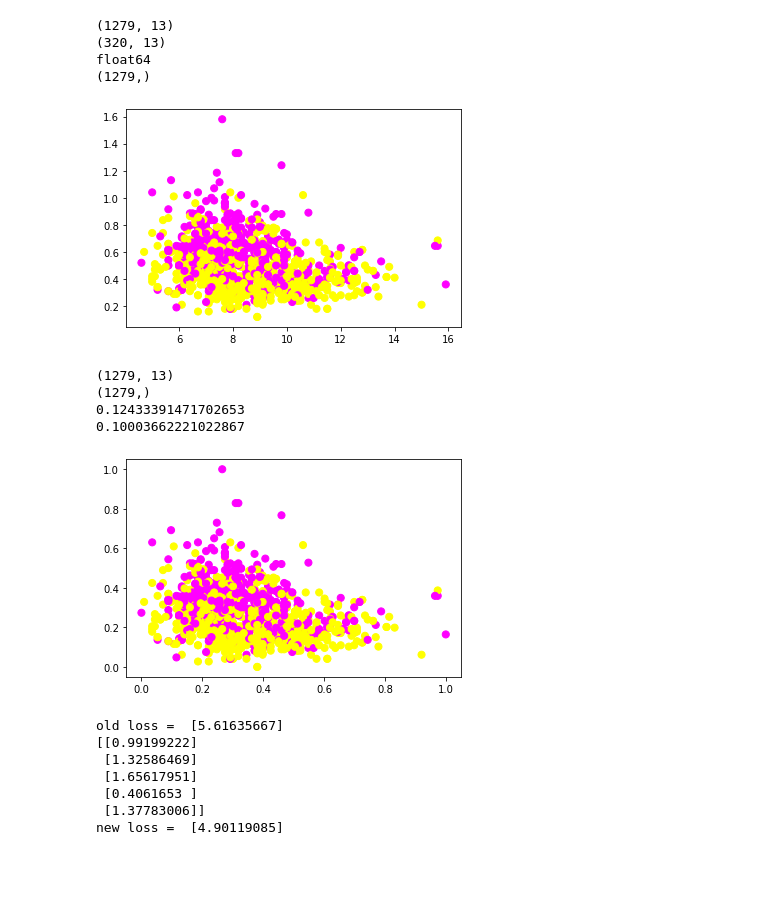
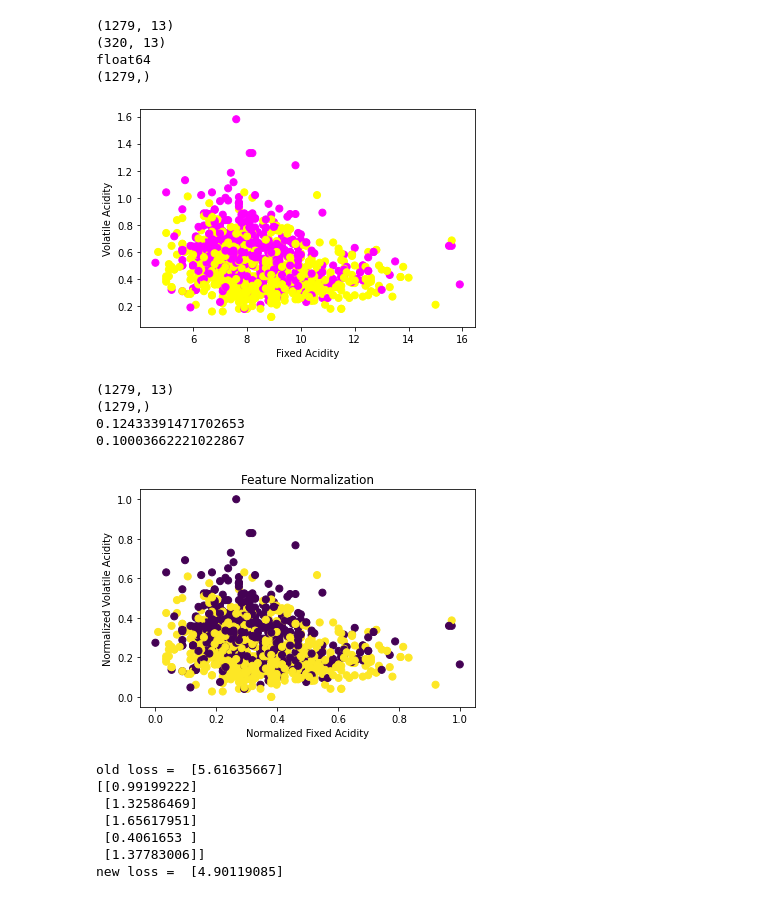
Before and after one commit to kartiksrinivas007/Epoch-Project-2022, a Jupyter notebook: Lg_regression.ipynb, the cells around one changed output. Cells and saved outputs as stored; diff of their text form; code cells hidden in the pictures; blank space fills up the shorter version.

```diff
--- a/Lg_regression.ipynb
+++ b/Lg_regression.ipynb
@@ -64,26 +65,31 @@ float64
 # %%
 #quicker way to plot the data
 plt.scatter(x_train[:, 0], x_train[:, 1], c=y_train, s=50, cmap='spring')
+plt.xlabel('Fixed Acidity')
+plt.ylabel('Volatile Acidity')
 plt.show()
 # %% [output]
-[figure, old version]
+[figure, new version]
 # %%
 #Normalizing the data (mean=0, std=1)
 x_max = np.max(x_train, axis = 0)
 x_min = np.min(x_train, axis = 0)
 x_train = (x_train - x_min) / (x_max - x_min)
 mu = x_min
 sigma = (x_max - x_min)
 print(x_train.shape)
 print(y_train.shape)
-plt.scatter(x_train[:, 0], x_train[:, 1], c=y_train, s=50, cmap='spring')
+plt.scatter(x_train[:, 0], x_train[:, 1], c=y_train, s=50)
+plt.title('Feature Normalization')
+plt.xlabel('Normalized Fixed Acidity')
+plt.ylabel('Normalized Volatile Acidity')
 print(x_train[:,3].mean())
 print(x_train[:,3].std())
 plt.show()
 # %% [output]
 (1279, 13)
 (1279,)
 0.12433391471702653
 0.10003662221022867
-[figure, old version]
+[figure, new version]
 # %%
```
Also changed, not shown: parts of 9 cells of this notebook, 4 other files.
